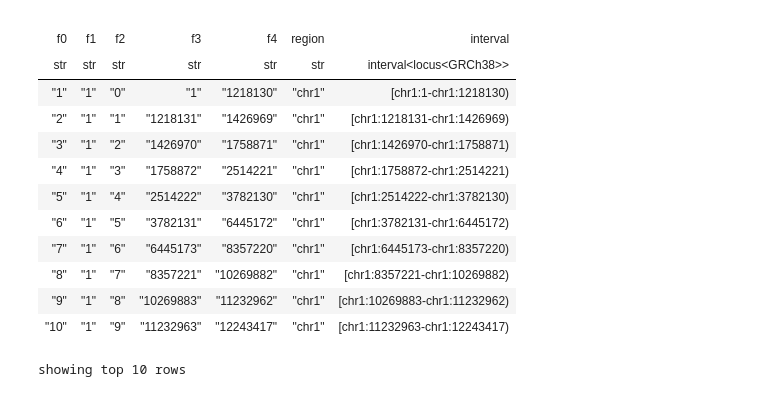
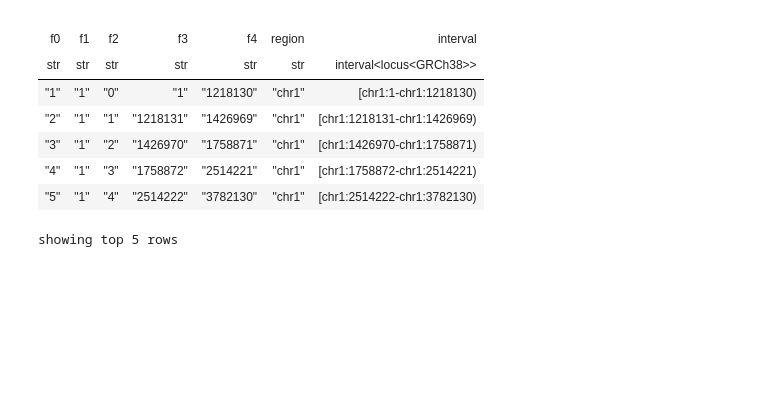
Before and after one commit to HauserGroup/gogoGPCR2, a Jupyter notebook: notebooks/QC.ipynb, the cells around one changed output. Saved outputs shown, nothing was run; the diff lists cells and outputs as text; code cells hidden in the pictures; blank space fills up the shorter version.

```diff
--- a/notebooks/QC.ipynb
+++ b/notebooks/QC.ipynb
@@ -142,17 +143,10 @@ gene: GCGR (ENSG00000215644)
 [Interval(start=Locus(contig=chr11, position=113409615, reference_genome=GRCh38), end=Locus(contig=chr11, position=113475691, reference_genome=GRCh38), includes_start=True, includes_end=True),
  Interval(start=Locus(contig=chr17, position=81804132, reference_genome=GRCh38), end=Locus(contig=chr17, position=81814013, reference_genome=GRCh38), includes_start=True, includes_end=True)]
 # %%
-blocks = hl.import_table("/tmp/pvcf_blocks.txt", no_header=True)
-blocks = blocks.annotate(f1=blocks.f1.replace("23", "X").replace("24", "Y"))
+blocks = hl.import_table(f"file://{MISC_DIR / Path(PVCF_BLOCKS).name}" , no_header = True)
+blocks = blocks.annotate(f1 = blocks.f1.replace("23", "X").replace("24", "Y"))
 # blocks.show()
-blocks = blocks.annotate(region=hl.str("").join([hl.str("chr"), blocks.f1]))
-blocks = blocks.annotate(
-    interval=hl.locus_interval(
-        blocks.region,
-        hl.int32(blocks.f3),
-        hl.int32(blocks.f4),
-        reference_genome="GRCh38",
-    )
-).key_by("interval")
-blocks.show()
+blocks = blocks.annotate(region = hl.str("").join([hl.str("chr"), blocks.f1]))
+blocks = blocks.annotate(interval = hl.locus_interval(blocks.region, hl.int32(blocks.f3), hl.int32(blocks.f4), reference_genome='GRCh38')).key_by("interval")
+blocks.show(5)
 # %% [output]
@@ -160,20 +154,15 @@ blocks.show()
   Loading field 'f0' as type str (not specified)
   Loading field 'f1' as type str (not specified)
   Loading field 'f2' as type str (not specified)
   Loading field 'f3' as type str (not specified)
   Loading field 'f4' as type str (not specified)
 |  |  |  |  |  |  |  |
 | f0 | f1 | f2 | f3 | f4 | region | interval |
 | str | str | str | str | str | str | interval<locus<GRCh38>> |
 | "1" | "1" | "0" | "1" | "1218130" | "chr1" | [chr1:1-chr1:1218130) |
 | "2" | "1" | "1" | "1218131" | "1426969" | "chr1" | [chr1:1218131-chr1:1426969) |
 | "3" | "1" | "2" | "1426970" | "1758871" | "chr1" | [chr1:1426970-chr1:1758871) |
 | "4" | "1" | "3" | "1758872" | "2514221" | "chr1" | [chr1:1758872-chr1:2514221) |
 | "5" | "1" | "4" | "2514222" | "3782130" | "chr1" | [chr1:2514222-chr1:3782130) |
-| "6" | "1" | "5" | "3782131" | "6445172" | "chr1" | [chr1:3782131-chr1:6445172) |
-| "7" | "1" | "6" | "6445173" | "8357220" | "chr1" | [chr1:6445173-chr1:8357220) |
-| "8" | "1" | "7" | "8357221" | "10269882" | "chr1" | [chr1:8357221-chr1:10269882) |
-| "9" | "1" | "8" | "10269883" | "11232962" | "chr1" | [chr1:10269883-chr1:11232962) |
-| "10" | "1" | "9" | "11232963" | "12243417" | "chr1" | [chr1:11232963-chr1:12243417) |
-showing top 10 rows
+showing top 5 rows
 # %%
```
Also changed, not shown: parts of 14 cells of this notebook.
